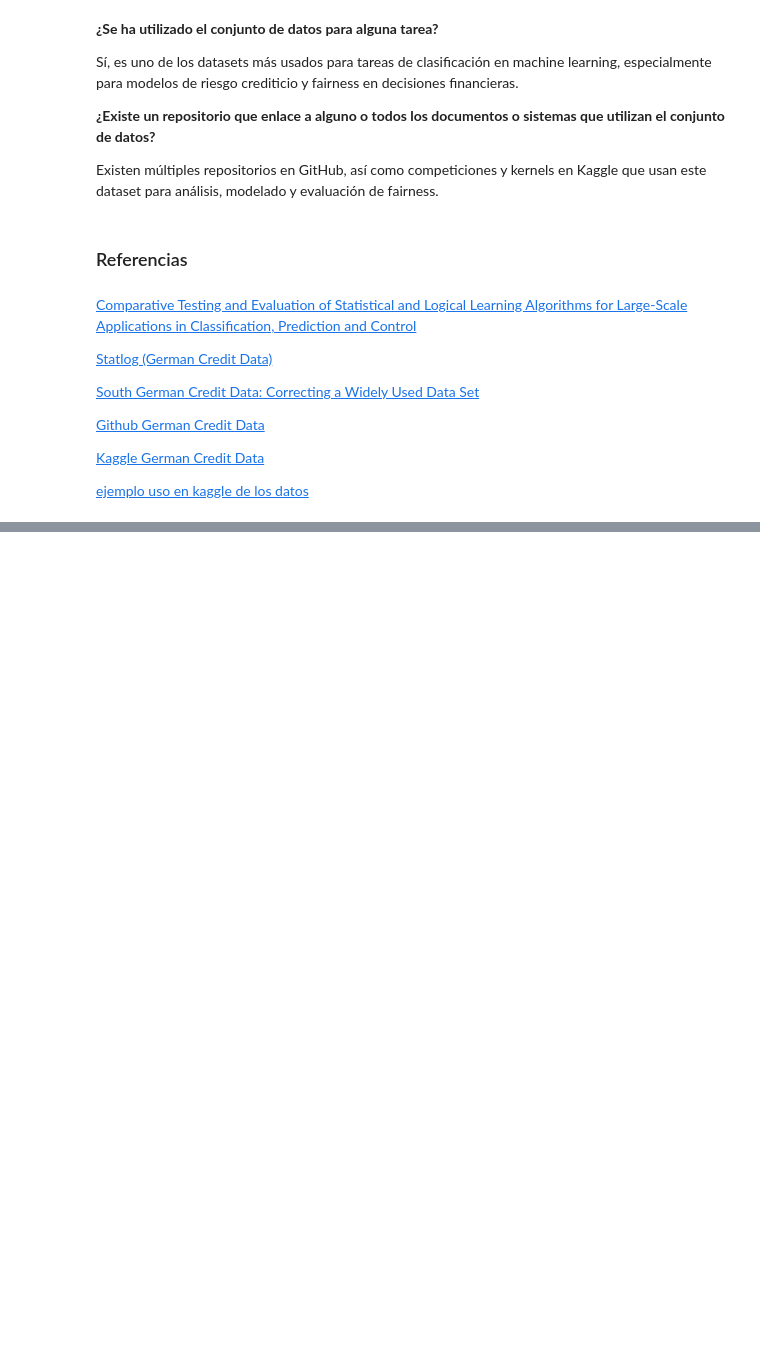
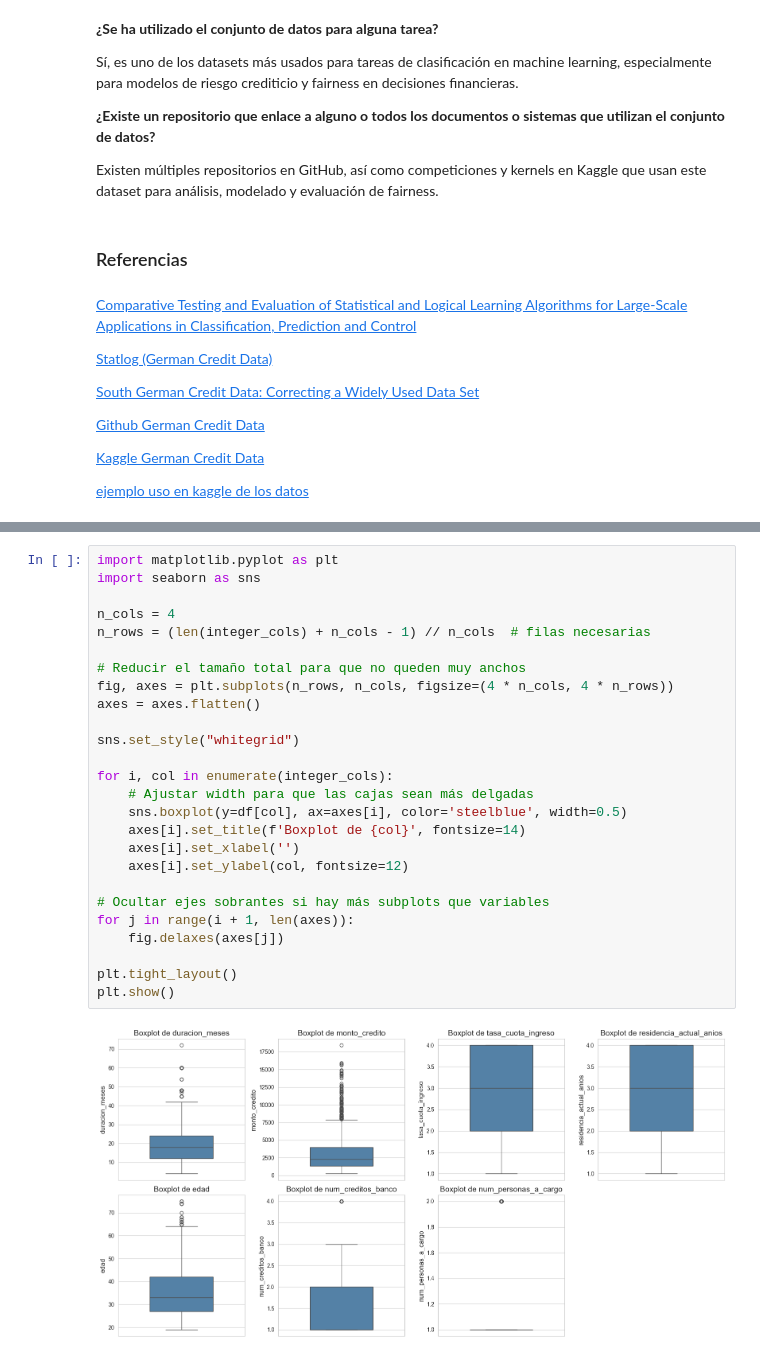
Before and after one commit to ezemartlopez/TP-Integrador-Equidad-en-Aprendizaje-Autom-tico, a Jupyter notebook: analisis_german_credit.ipynb, the cells around one changed output, grey strips where cells are left out. Drawn from its saved outputs; the diff is of its cells as text; blank space fills up the shorter version.

```diff
--- a/analisis_german_credit.ipynb
+++ b/analisis_german_credit.ipynb
@@ -99,0 +314,28 @@ Existen múltiples repositorios en GitHub, así como competiciones y kernels en
+# %%
+import matplotlib.pyplot as plt
+import seaborn as sns
+
+n_cols = 4
+n_rows = (len(integer_cols) + n_cols - 1) // n_cols  # filas necesarias
+
+# Reducir el tamaño total para que no queden muy anchos
+fig, axes = plt.subplots(n_rows, n_cols, figsize=(4 * n_cols, 4 * n_rows))
+axes = axes.flatten()
+
+sns.set_style("whitegrid")
+
+for i, col in enumerate(integer_cols):
+    # Ajustar width para que las cajas sean más delgadas
+    sns.boxplot(y=df[col], ax=axes[i], color='steelblue', width=0.5)
+    axes[i].set_title(f'Boxplot de {col}', fontsize=14)
+    axes[i].set_xlabel('')
+    axes[i].set_ylabel(col, fontsize=12)
+
+# Ocultar ejes sobrantes si hay más subplots que variables
+for j in range(i + 1, len(axes)):
+    fig.delaxes(axes[j])
+
+plt.tight_layout()
+plt.show()
+# %% [output]
+[figure, added]
```
Also changed, not shown: parts of 22 cells of this notebook.
